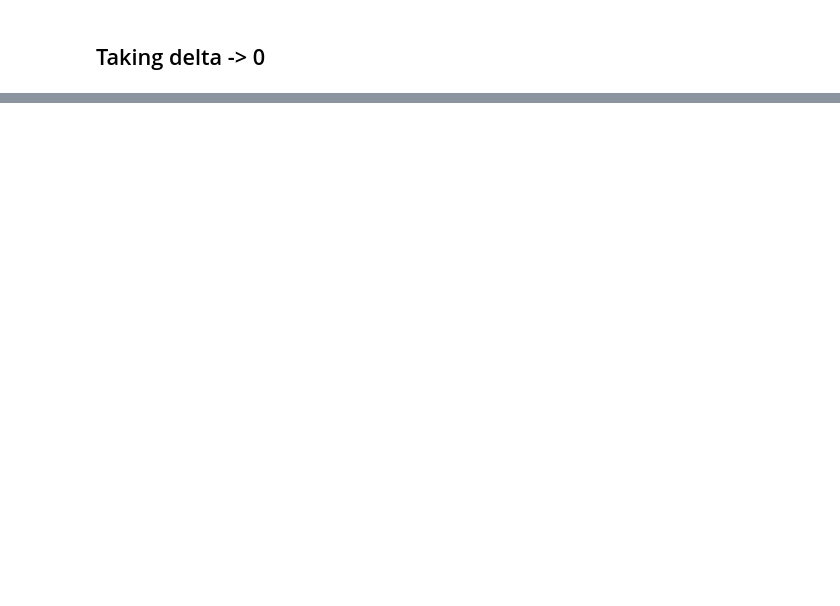
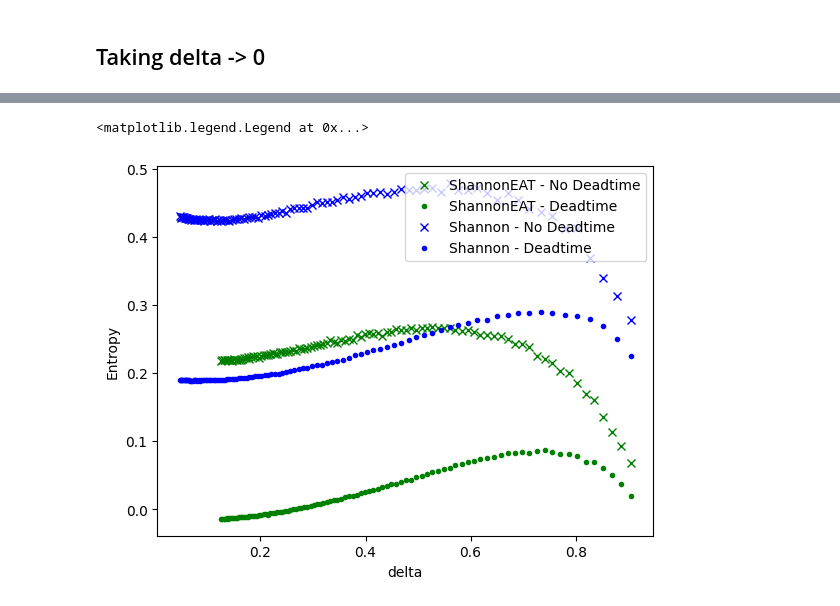
Before and after one commit to thmaoe/Master-thesis-QKD, a Jupyter notebook: results.ipynb, the cells around one changed output, grey strips where cells are left out. Cells and saved outputs as stored; diff of their text form; code cells hidden in the pictures; blank space fills up the shorter version.

```diff
--- a/results.ipynb
+++ b/results.ipynb
@@ -445,0 +516,44 @@ plt.legend()
+# %%
+res1e_ = {'deltas': [], 'vals': []}
+
+for i in range(100):
+    alpha = sqrt(0.1 + i*0.02)
+    ps = []
+    delta = 0.0
+    for i in range(5):
+        delta, p = simulation.doSimul(alpha, 1/2, '2', 100000, 0.77, False)
+        ps.append(p[0])
+    val = ShannonEAT.getH(ps, 100000, delta, 1/2)
+    res1e_['vals'].append(val)
+    res1e_['deltas'].append(delta)
+
+with open('Results/ShannonEAT2_077_NoDT.json', 'w') as f:
+    json.dump(res1e_, f)
+# %%
+res2e_ = {'deltas': [], 'vals': []}
+
+for i in range(100):
+    alpha = sqrt(0.1 + i*0.02)
+    ps = []
+    delta = 0.0
+    for i in range(5):
+        delta, p = simulation.doSimul(alpha, 1/2, '2', 100000, 0.77, True)
+        ps.append(p[0])
+    val = ShannonEAT.getH(ps, 100000, delta, 1/2)
+    res2e_['vals'].append(val)
+    res2e_['deltas'].append(delta)
+
+with open('Results/ShannonEAT2_077_DT.json', 'w') as f:
+    json.dump(res2e_, f)
+# %%
+plt.figure()
+plt.plot(res1e_['deltas'], res1e_['vals'], 'gx', label='ShannonEAT - No Deadtime')
+plt.plot(res2e_['deltas'], res2e_['vals'], 'g.', label='ShannonEAT - Deadtime')
+plt.plot(res_1['deltas'], res_1['vals'], 'bx', label='Shannon - No Deadtime')
+plt.plot(res_2['deltas'], res_2['vals'], 'b.', label='Shannon - Deadtime')
+plt.xlabel('delta')
+plt.ylabel('Entropy')
+plt.legend()
+# %% [output]
+<matplotlib.legend.Legend at 0x...>
+[figure, added]
```
Also changed, not shown: parts of 12 cells of this notebook, 33 other files.
